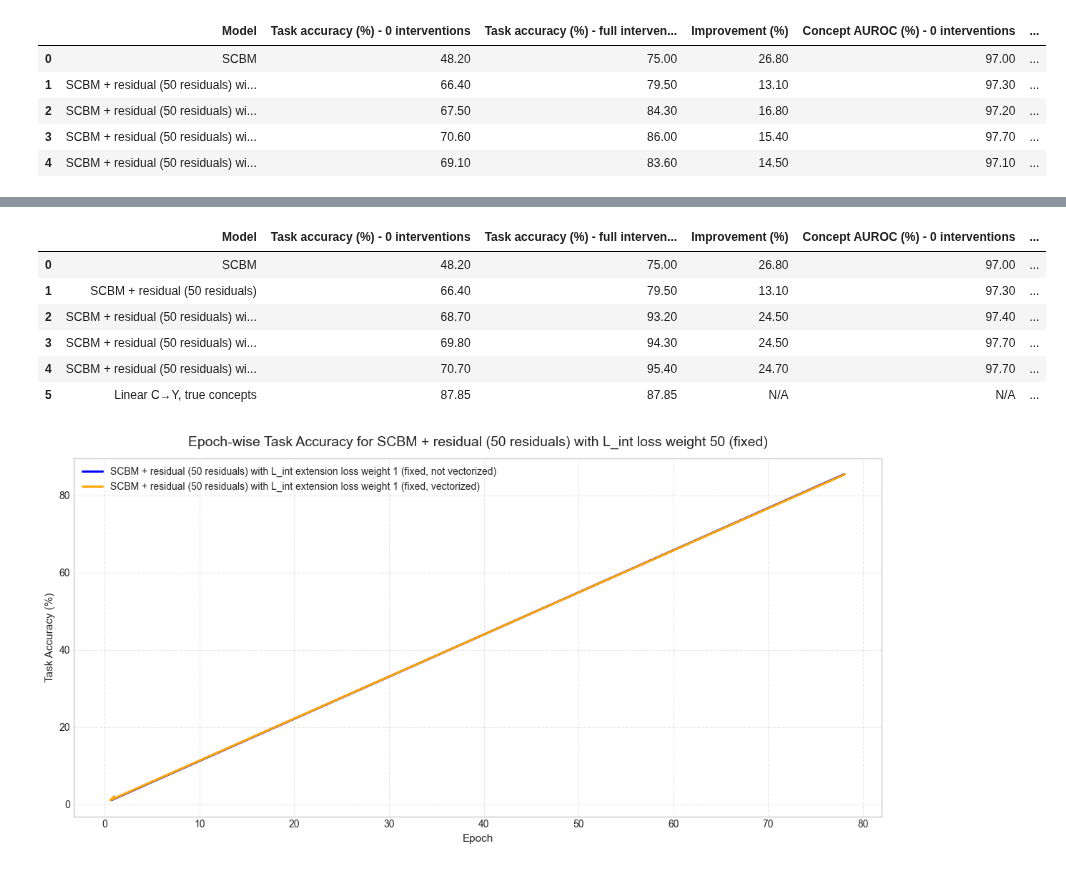
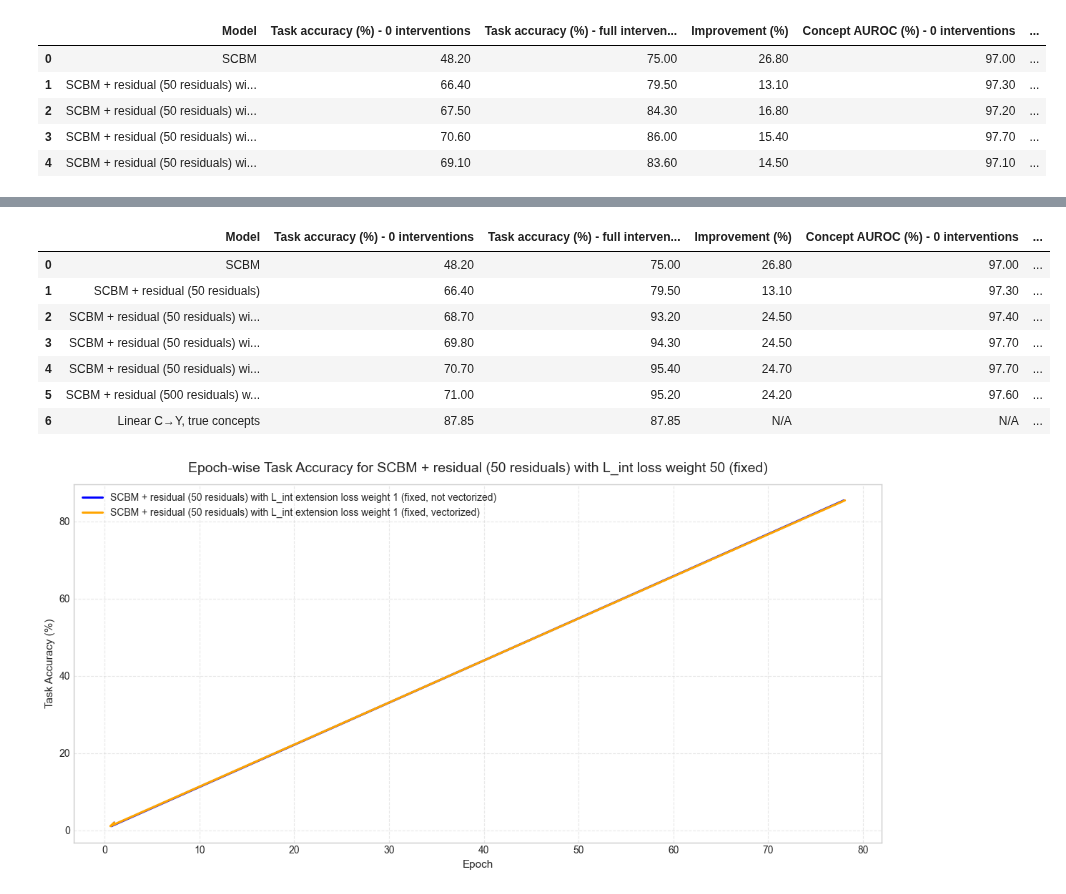
Before and after one commit to stephenmarcou/SCBM_implementation, a Jupyter notebook: results.ipynb, the cells around one changed output, grey strips where cells are left out. Cells and saved outputs as stored; diff of their text form; code cells hidden in the pictures.

```diff
--- a/results.ipynb
+++ b/results.ipynb
@@ -1321,6 +1342,7 @@ df_dict = {
         "SCBM + residual (50 residuals) with L_int extension loss weight 1",
         "SCBM + residual (50 residuals) with L_int extension loss weight 5",
         "SCBM + residual (50 residuals) with L_int extension loss weight 10",
+        "SCBM + residual (500 residuals) with L_int extension loss weight 10",
         "Linear C→Y, true concepts"
     ],
     "Task accuracy (%) - 0 interventions": [y_accuracies_list_scbm_075[0],
@@ -1328,6 +1350,7 @@ df_dict = {
         y_accuracies_list_scbm_075_residual_50_L_int_extension_loss_1_fixed[0],
         y_accuracies_list_scbm_075_residual_50_L_int_extension_loss_5_fixed[0],
         y_accuracies_list_scbm_075_residual_50_L_int_extension_loss_10_fixed[0],
+        y_accuracies_list_scbm_075_residual_500_L_int_extension_loss_10_fixed[0],
         y_acc_c_to_y_025,
     ],
     "Task accuracy (%) - full interventions": [y_accuracies_list_scbm_075[-1],
@@ -1335,48 +1358,53 @@ df_dict = {
                                                 y_accuracies_list_scbm_075_residual_50_L_int_extension_loss_1_fixed[-1],
                                                 y_accuracies_list_scbm_075_residual_50_L_int_extension_loss_5_fixed[-1],
                                                 y_accuracies_list_scbm_075_residual_50_L_int_extension_loss_10_fixed[-1],
+                                                y_accuracies_list_scbm_075_residual_500_L_int_extension_loss_10_fixed[-1],
                                                 y_acc_c_to_y_025,],
     "Improvement (%)": [y_accuracies_list_scbm_075[-1] - y_accuracies_list_scbm_075[0],
                       y_accuracies_list_scbm_075_residual_50[-1] - y_accuracies_list_scbm_075_residual_50[0],
                       y_accuracies_list_scbm_075_residual_50_L_int_extension_loss_1_fixed[-1] - y_accuracies_list_scbm_075_residual_50_L_int_extension_loss_1_fixed[0],
                       y_accuracies_list_scbm_075_residual_50_L_int_extension_loss_5_fixed[-1] - y_accuracies_list_scbm_075_residual_50_L_int_extension_loss_5_fixed[0],
                       y_accuracies_list_scbm_075_residual_50_L_int_extension_loss_10_fixed[-1] - y_accuracies_list_scbm_075_residual_50_L_int_extension_loss_10_fixed[0],
+                    y_accuracies_list_scbm_075_residual_500_L_int_extension_loss_10_fixed[-1] - y_accuracies_list_scbm_075_residual_500_L_int_extension_loss_10_fixed[0],
                       "N/A"],
     "Concept AUROC (%) - 0 interventions": [c_auroc_list_scbm_075[0],
         c_auroc_list_scbm_075_residual_50[0],
         c_auroc_list_scbm_075_residual_50_L_int_extension_loss_1_fixed[0],
         c_auroc_list_scbm_075_residual_50_L_int_extension_loss_5_fixed[0],
         c_auroc_list_scbm_075_residual_50_L_int_extension_loss_10_fixed[0],
+        c_auroc_list_scbm_075_residual_500_L_int_extension_loss_10_fixed[0],
         "N/A"],
 
     "Concept Accuracy (%) - 0 interventions": [c_accuracies_list_scbm_075[0],
         c_accuracies_list_scbm_075_residual_50[0],
         c_accuracies_list_scbm_075_residual_50_L_int_extension_loss_1_fixed[0],
         c_accuracies_list_scbm_075_residual_50_L_int_extension_loss_5_fixed[0],
         c_accuracies_list_scbm_075_residual_50_L_int_extension_loss_10_fixed[0],
+        c_accuracies_list_scbm_075_residual_500_L_int_extension_loss_10_fixed[0],
         "N/A"],
 }
 
 df_final_results_detailed_075 = pd.DataFrame(df_dict)
 
 # Show full model names and allow wrapping onto multiple lines
 pd.set_option("display.max_colwidth", None)
 display(
     df_final_results_detailed_075.style
     .format(precision=2)
     .set_properties(
         subset=["Model"],
         **{"white-space": "normal", "max-width": "320px"}
     )
 )
 # %% [output]
 |  | Model | Task accuracy (%) - 0 interventions | Task accuracy (%) - full interven... | Improvement (%) | Concept AUROC (%) - 0 interventions | ... |
 | 0 | SCBM | 48.20 | 75.00 | 26.80 | 97.00 | ... |
 | 1 | SCBM + residual (50 residuals) | 66.40 | 79.50 | 13.10 | 97.30 | ... |
 | 2 | SCBM + residual (50 residuals) wi... | 68.70 | 93.20 | 24.50 | 97.40 | ... |
 | 3 | SCBM + residual (50 residuals) wi... | 69.80 | 94.30 | 24.50 | 97.70 | ... |
 | 4 | SCBM + residual (50 residuals) wi... | 70.70 | 95.40 | 24.70 | 97.70 | ... |
-| 5 | Linear C→Y, true concepts | 87.85 | 87.85 | N/A | N/A | ... |
+| 5 | SCBM + residual (500 residuals) w... | 71.00 | 95.20 | 24.20 | 97.60 | ... |
+| 6 | Linear C→Y, true concepts | 87.85 | 87.85 | N/A | N/A | ... |
 # %%
 def extract_epoch_accuracies(full_model_path):
     epoch_accuracies = []
```
Also changed, not shown: parts of 1 cell of this notebook, 2 other files.
